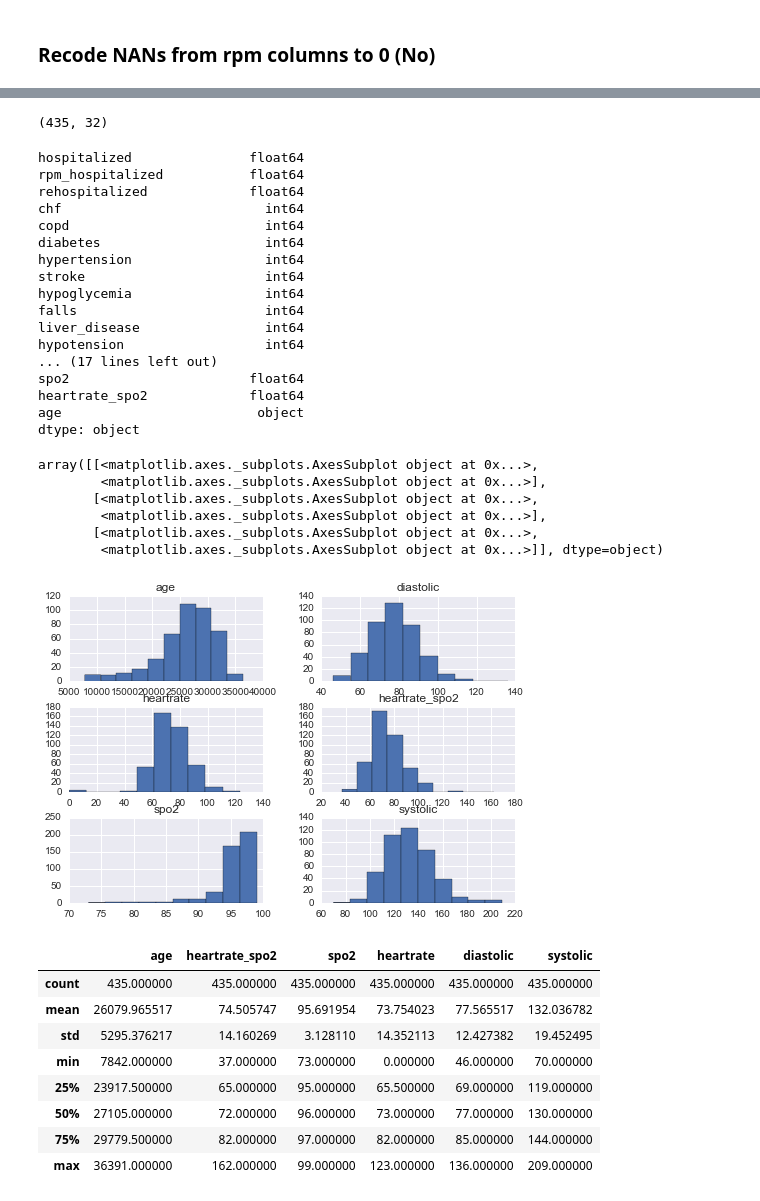
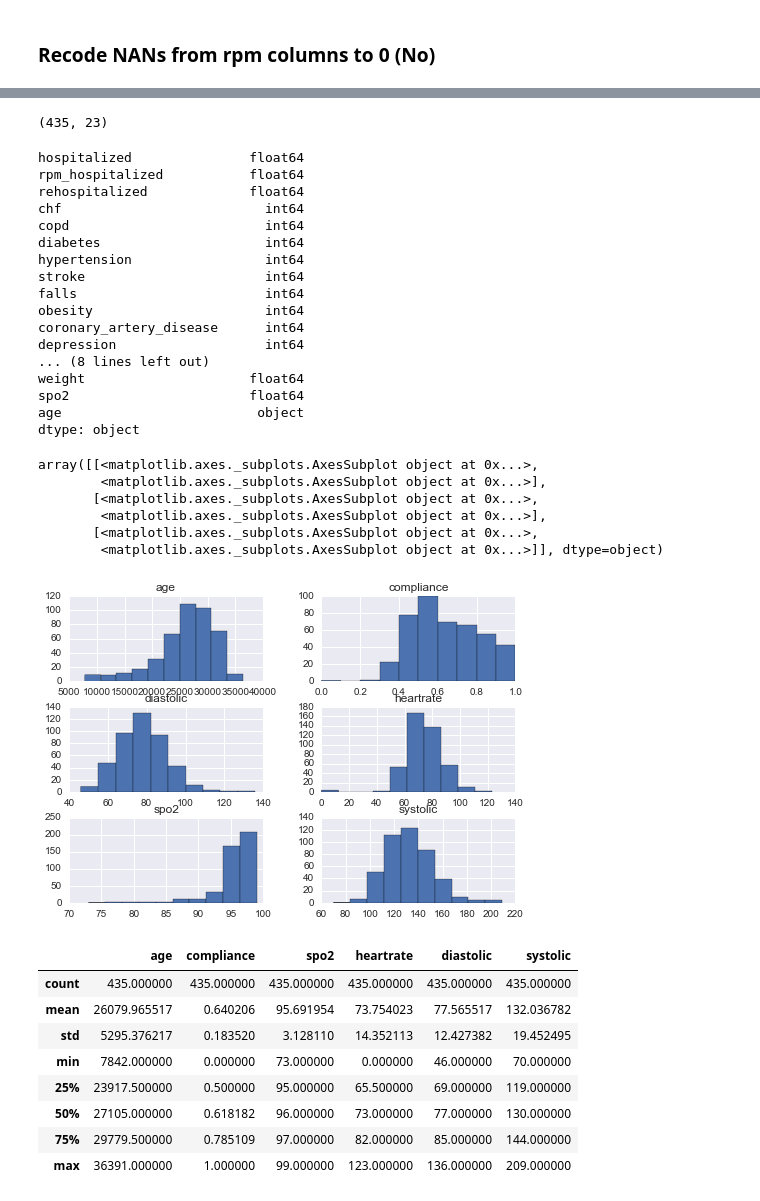
Before and after one commit to btq/TIPS, a Jupyter notebook: deliver/2016-08-16-BTQ-LogRegModel.ipynb, the cells around one changed output, grey strips where cells are left out. Saved outputs shown, nothing was run; the diff lists cells and outputs as text; code cells hidden in the pictures.

```diff
--- a/deliver/2016-08-16-BTQ-LogRegModel.ipynb
+++ b/deliver/2016-08-16-BTQ-LogRegModel.ipynb
@@ -74,12 +89,13 @@ Name: rpm_rehospitalized, dtype: int64
 # %%
-new_data = data_df.drop(['pin', 'd.o.b.', 'rpm_rehospitalized', 'rpm_falls', 'gender_m',
-                         'missed_wks', 'total_wks', 'first_measure_date', 'status_active','medicaid'], axis = 1)
+new_data = data_df.drop(['pin', 'd.o.b.', 'rpm_rehospitalized', 'rpm_falls', 'gender_m', 'alzheimers','hypotension','lang_other',
+                         'missed_wks', 'total_wks', 'first_measure_date', 'status_active','medicaid','lang_english','heartrate_spo2',
+                        'hypoglycemia','fractures','renal','liver_disease'], axis = 1)
 new_data.dropna(inplace=True)
 new_data.reset_index(drop=True,inplace=True)
 print new_data.shape
 new_data.dtypes
 # %% [output]
-(435, 32)
+(435, 23)
 hospitalized               float64
 rpm_hospitalized           float64
 rehospitalized             float64
@@ -88,40 +104,42 @@ copd                         int64
 diabetes                     int64
 hypertension                 int64
 stroke                       int64
-hypoglycemia                 int64
 falls                        int64
-liver_disease                int64
-hypotension                  int64
-... (17 lines left out)
+obesity                      int64
+coronary_artery_disease      int64
+depression                   int64
+... (8 lines left out)
+weight                     float64
 spo2                       float64
-heartrate_spo2             float64
 age                         object
 dtype: object
 # %%
 new_data['age']=new_data['age'].apply(lambda x: pd.tslib.Timedelta(x).days)
 # %%
-continuous_feats = ['age','heartrate_spo2','spo2','heartrate','diastolic','systolic']
+#continuous_feats = ['age','heartrate_spo2','spo2','heartrate','diastolic','systolic']
+continuous_feats = ['age','compliance','spo2','heartrate','diastolic','systolic']
+
 new_data[continuous_feats].hist()
 # %% [output]
 array([[<matplotlib.axes._subplots.AxesSubplot object at 0x...>,
         <matplotlib.axes._subplots.AxesSubplot object at 0x...>],
        [<matplotlib.axes._subplots.AxesSubplot object at 0x...>,
         <matplotlib.axes._subplots.AxesSubplot object at 0x...>],
        [<matplotlib.axes._subplots.AxesSubplot object at 0x...>,
         <matplotlib.axes._subplots.AxesSubplot object at 0x...>]], dtype=object)
-[figure, old version]
+[figure, new version]
 # %%
 new_data[continuous_feats].describe()
 # %% [output]
-|  | age | heartrate_spo2 | spo2 | heartrate | diastolic | systolic |
+|  | age | compliance | spo2 | heartrate | diastolic | systolic |
 | count | 435.000000 | 435.000000 | 435.000000 | 435.000000 | 435.000000 | 435.000000 |
-| mean | 26079.965517 | 74.505747 | 95.691954 | 73.754023 | 77.565517 | 132.036782 |
-| std | 5295.376217 | 14.160269 | 3.128110 | 14.352113 | 12.427382 | 19.452495 |
-| min | 7842.000000 | 37.000000 | 73.000000 | 0.000000 | 46.000000 | 70.000000 |
-| 25% | 23917.500000 | 65.000000 | 95.000000 | 65.500000 | 69.000000 | 119.000000 |
-| 50% | 27105.000000 | 72.000000 | 96.000000 | 73.000000 | 77.000000 | 130.000000 |
-| 75% | 29779.500000 | 82.000000 | 97.000000 | 82.000000 | 85.000000 | 144.000000 |
-| max | 36391.000000 | 162.000000 | 99.000000 | 123.000000 | 136.000000 | 209.000000 |
+| mean | 26079.965517 | 0.640206 | 95.691954 | 73.754023 | 77.565517 | 132.036782 |
+| std | 5295.376217 | 0.183520 | 3.128110 | 14.352113 | 12.427382 | 19.452495 |
+| min | 7842.000000 | 0.000000 | 73.000000 | 0.000000 | 46.000000 | 70.000000 |
+| 25% | 23917.500000 | 0.500000 | 95.000000 | 65.500000 | 69.000000 | 119.000000 |
+| 50% | 27105.000000 | 0.618182 | 96.000000 | 73.000000 | 77.000000 | 130.000000 |
+| 75% | 29779.500000 | 0.785109 | 97.000000 | 82.000000 | 85.000000 | 144.000000 |
+| max | 36391.000000 | 1.000000 | 99.000000 | 123.000000 | 136.000000 | 209.000000 |
 # %%
 # For each feature find the data points with extreme high or low values
 for feature in continuous_feats:
```
Also changed, not shown: parts of 13 cells of this notebook.
